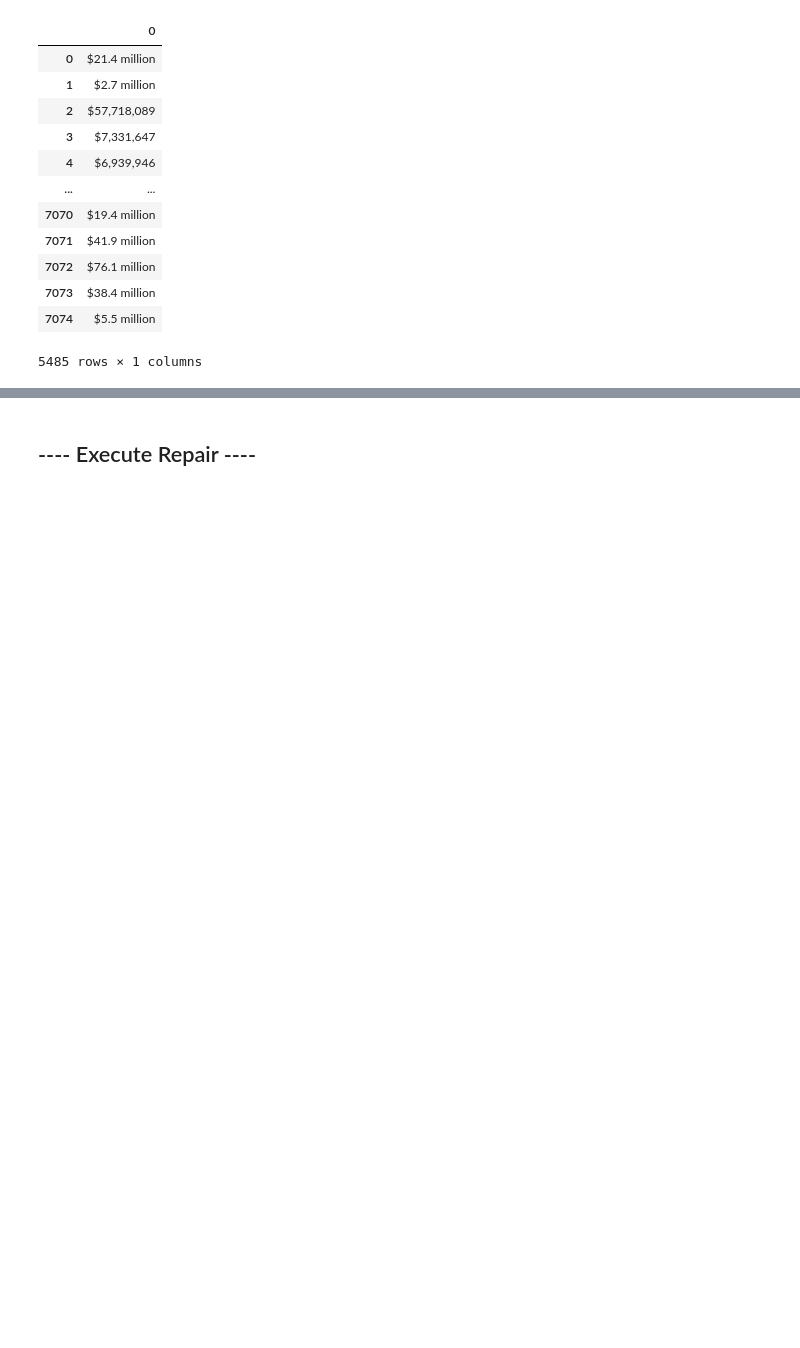
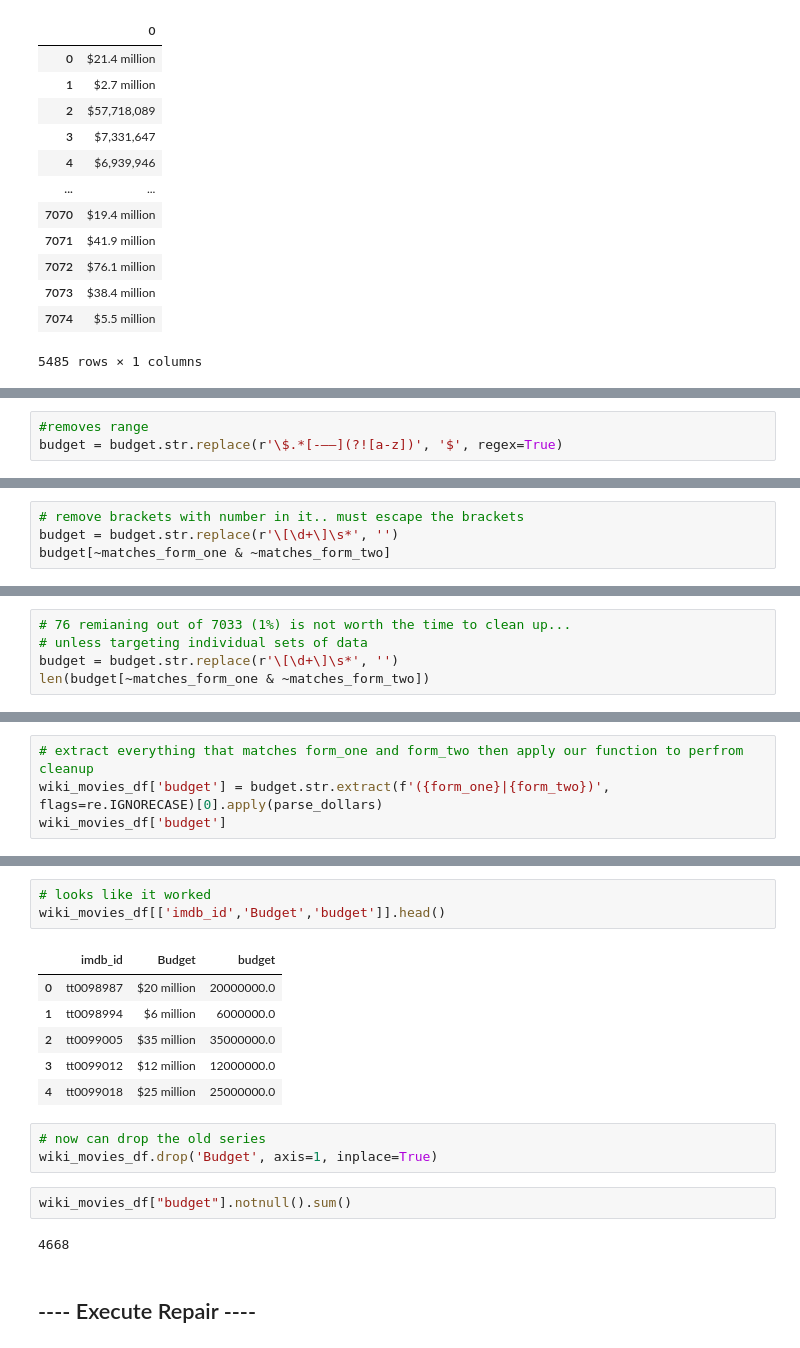
Before and after one commit to NitewingGW/Movies-ETL, a Jupyter notebook: Movielense_ETL.ipynb, the cells around one changed output, grey strips where cells are left out. Saved outputs shown, nothing was run; the diff lists cells and outputs as text; blank space fills up the shorter version.

```diff
--- a/Movielense_ETL.ipynb
+++ b/Movielense_ETL.ipynb
@@ -1056,0 +1336,3 @@ box_office.str.extract(f'({form_one}|{form_two})')
+# %%
+#removes range
+budget = budget.str.replace(r'\$.*[-—–](?![a-z])', '$', regex=True)
@@ -1056,0 +1363,4 @@ box_office.str.extract(f'({form_one}|{form_two})')
+# %%
+# remove brackets with number in it.. must escape the brackets
+budget = budget.str.replace(r'\[\d+\]\s*', '')
+budget[~matches_form_one & ~matches_form_two]
@@ -1056,0 +1380,5 @@ box_office.str.extract(f'({form_one}|{form_two})')
+# %%
+# 76 remianing out of 7033 (1%) is not worth the time to clean up...
+# unless targeting individual sets of data
+budget = budget.str.replace(r'\[\d+\]\s*', '')
+len(budget[~matches_form_one & ~matches_form_two])
@@ -1056,0 +1389,4 @@ box_office.str.extract(f'({form_one}|{form_two})')
+# %%
+# extract everything that matches form_one and form_two then apply our function to perfrom cleanup
+wiki_movies_df['budget'] = budget.str.extract(f'({form_one}|{form_two})', flags=re.IGNORECASE)[0].apply(parse_dollars)
+wiki_movies_df['budget']
@@ -1057,2 +1429,19 @@ box_office.str.extract(f'({form_one}|{form_two})')
+# %%
+# looks like it worked
+wiki_movies_df[['imdb_id','Budget','budget']].head()
+# %% [output]
+|  | imdb_id | Budget | budget |
+| 0 | tt0098987 | $20 million | 20000000.0 |
+| 1 | tt0098994 | $6 million | 6000000.0 |
+| 2 | tt0099005 | $35 million | 35000000.0 |
+| 3 | tt0099012 | $12 million | 12000000.0 |
+| 4 | tt0099018 | $25 million | 25000000.0 |
+# %%
+# now can drop the old series
+wiki_movies_df.drop('Budget', axis=1, inplace=True)
+# %%
+wiki_movies_df["budget"].notnull().sum()
+# %% [output]
+4668
 # %% [markdown]
 ## ---- Execute Repair ----
```
Also changed, not shown: parts of 31 cells of this notebook.
